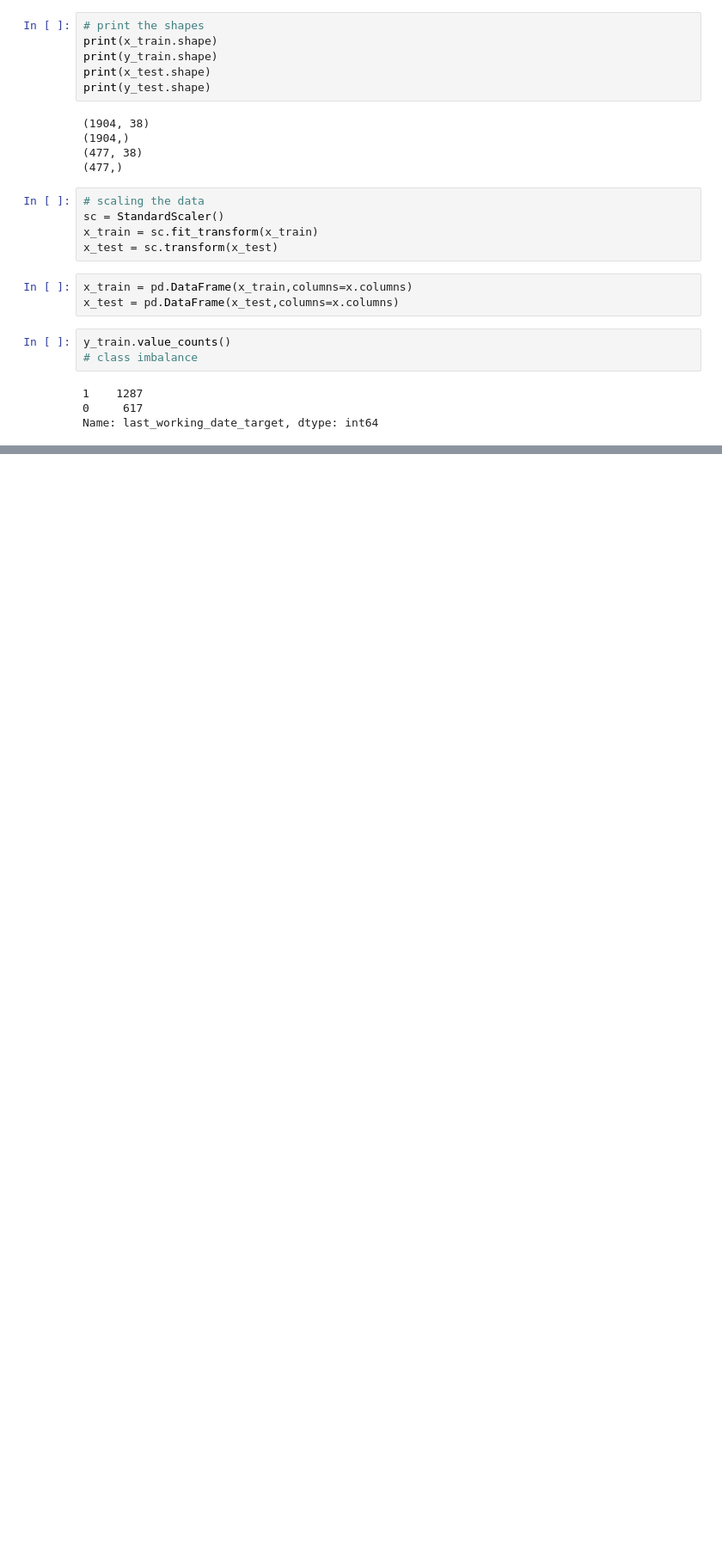
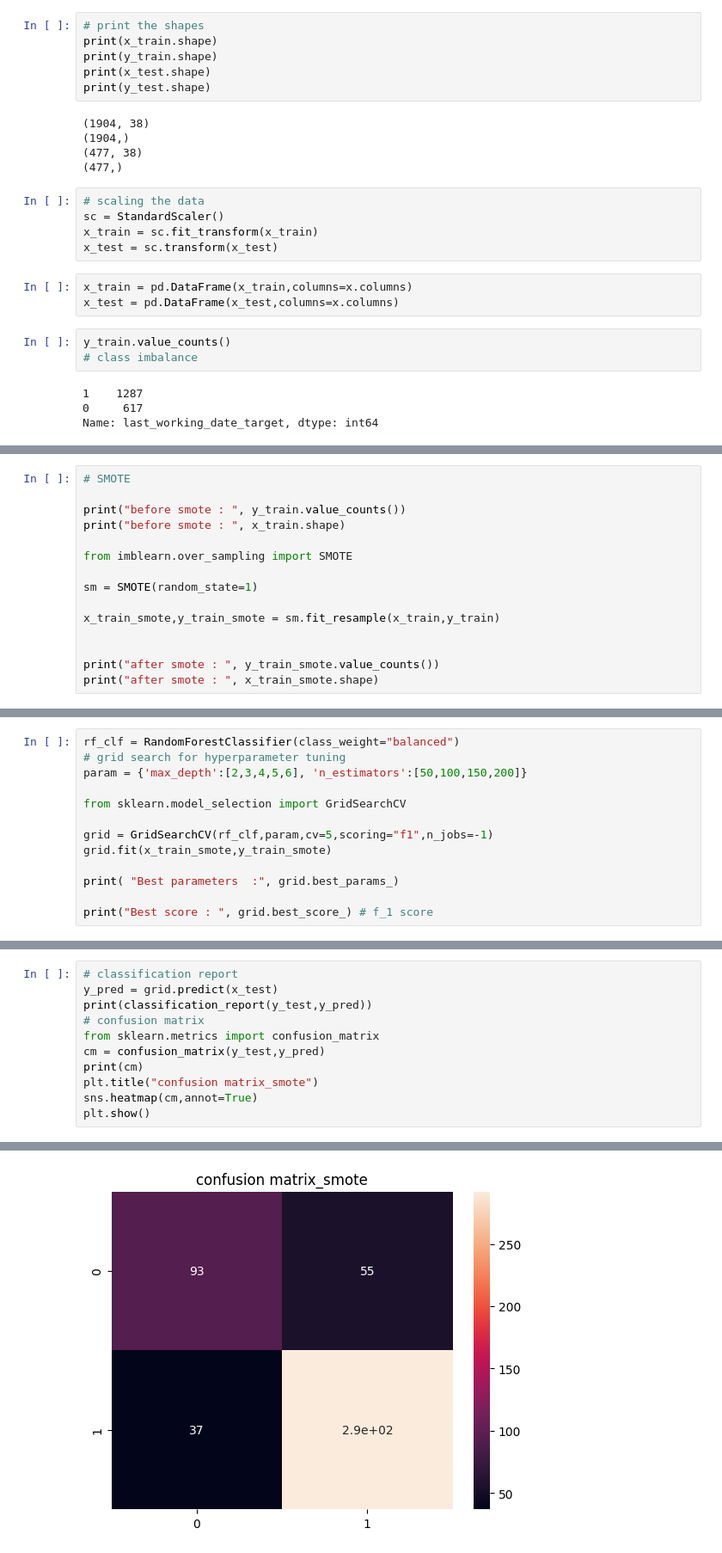
Before and after one commit to mahikshith/AWS-EC2-deployment-of-Ola-driver-churn-prediction-using-ensemble-learning, a Jupyter notebook: Ola_ensemble_mykee.ipynb, the cells around one changed output, grey strips where cells are left out. Shown: that part at 86% size. Cells and saved outputs as stored; diff of their text form; blank space fills up the shorter version.

```diff
--- a/Ola_ensemble_mykee.ipynb
+++ b/Ola_ensemble_mykee.ipynb
@@ -603,0 +701,15 @@ Name: last_working_date_target, dtype: int64
+# %%
+# SMOTE
+
+print("before smote : ", y_train.value_counts())
+print("before smote : ", x_train.shape)
+
+from imblearn.over_sampling import SMOTE
+
+sm = SMOTE(random_state=1)
+
+x_train_smote,y_train_smote = sm.fit_resample(x_train,y_train)
+
+
+print("after smote : ", y_train_smote.value_counts())
+print("after smote : ", x_train_smote.shape)
@@ -603,0 +727,13 @@ Name: last_working_date_target, dtype: int64
+# %%
+rf_clf = RandomForestClassifier(class_weight="balanced")
+# grid search for hyperparameter tuning
+param = {'max_depth':[2,3,4,5,6], 'n_estimators':[50,100,150,200]}
+
+from sklearn.model_selection import GridSearchCV
+
+grid = GridSearchCV(rf_clf,param,cv=5,scoring="f1",n_jobs=-1)
+grid.fit(x_train_smote,y_train_smote)
+
+print( "Best parameters  :", grid.best_params_)
+
+print("Best score : ", grid.best_score_) # f_1 score
@@ -603,0 +743,12 @@ Name: last_working_date_target, dtype: int64
+# %%
+# classification report
+y_pred = grid.predict(x_test)
+print(classification_report(y_test,y_pred))
+# confusion matrix
+from sklearn.metrics import confusion_matrix
+cm = confusion_matrix(y_test,y_pred)
+print(cm)
+plt.title("confusion matrix_smote")
+sns.heatmap(cm,annot=True)
+plt.show()
+# %% [output]
@@ -603,0 +766 @@ Name: last_working_date_target, dtype: int64
+[figure, added]
```
Also changed, not shown: parts of 17 cells of this notebook.
